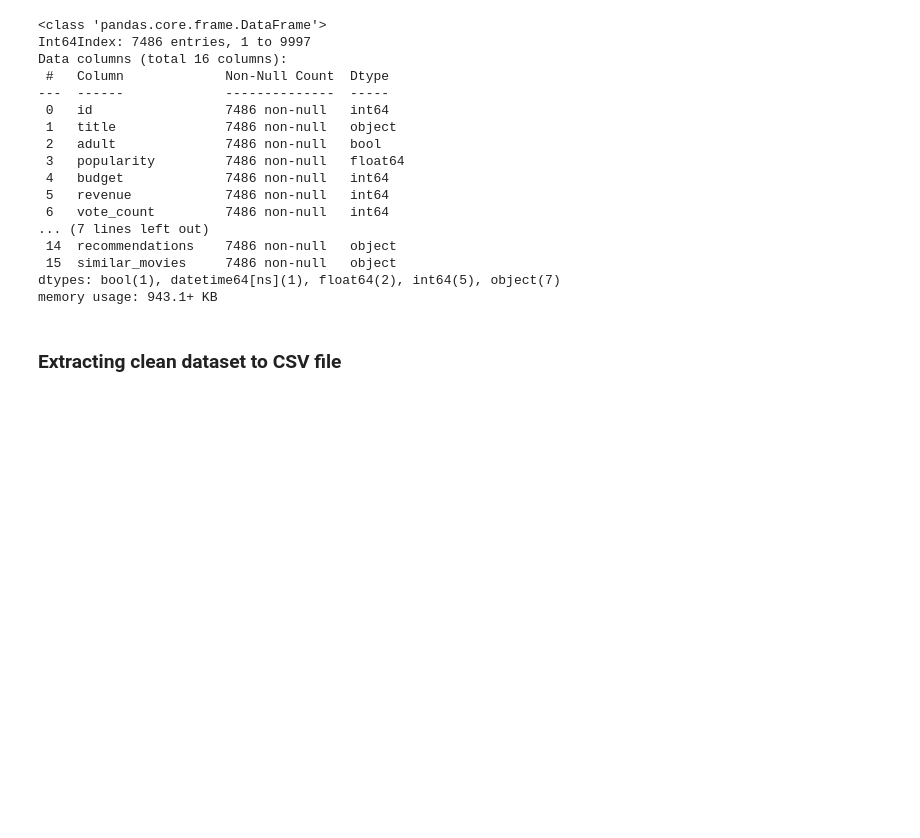
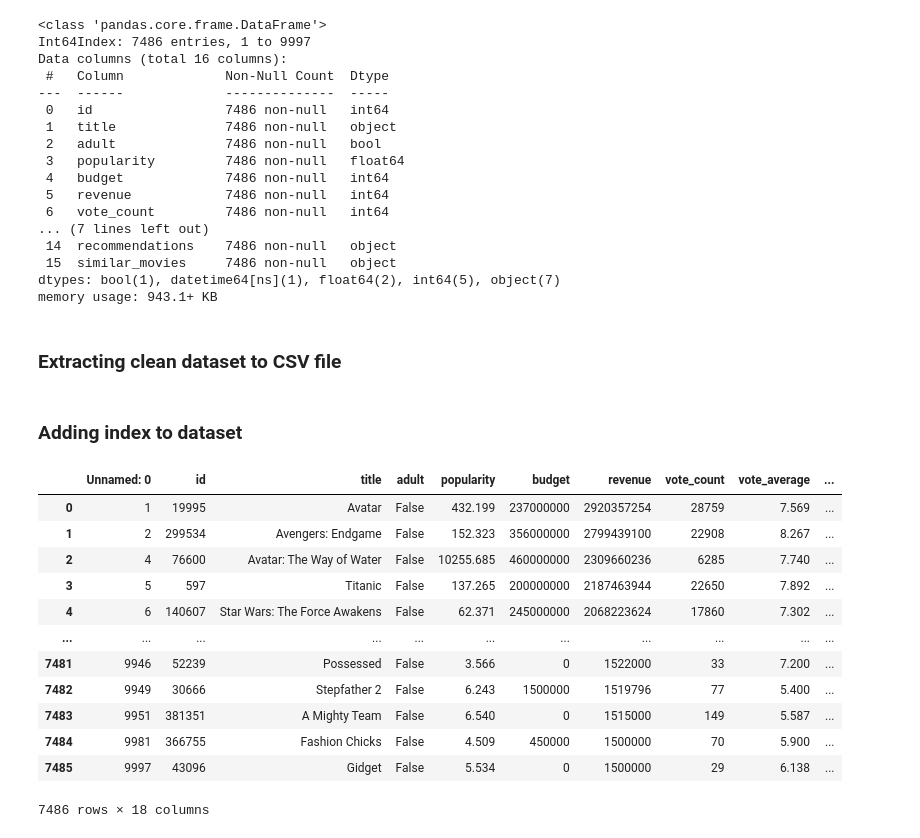
Before and after one commit to jovantay521/SC1015-Mini-Project, a Jupyter notebook: data-preparation-cleaning.ipynb, the cells around one changed output. Saved outputs shown, nothing was run; the diff lists cells and outputs as text; code cells hidden in the pictures; blank space fills up the shorter version.

Commit message:
added indexing to data prep code and exported new csv file

```diff
--- a/data-preparation-cleaning.ipynb
+++ b/data-preparation-cleaning.ipynb
@@ -237,3 +237,32 @@ memory usage: 943.1+ KB
 ### Extracting clean dataset to CSV file
 # %%
 cleaned_df.to_csv('cleaned-movie-dataset.csv')
+# %% [markdown]
+### Adding index to dataset
+# %%
+index_list = []
+
+cleaned_df = pd.read_csv("cleaned-movie-dataset.csv")
+
+for i in tqdm(range(len(cleaned_df))):
+    index_list.append(i)
+
+index_df = pd.DataFrame(index_list, columns=['index'])
+
+cleaned_index_df = pd.concat([cleaned_df, index_df], axis = 1)
+
+cleaned_index_df
+# %% [output]
+|  | Unnamed: 0 | id | title | adult | popularity | budget | revenue | vote_count | vote_average | ... |
+| 0 | 1 | 19995 | Avatar | False | 432.199 | 237000000 | 2920357254 | 28759 | 7.569 | ... |
+| 1 | 2 | 299534 | Avengers: Endgame | False | 152.323 | 356000000 | 2799439100 | 22908 | 8.267 | ... |
+| 2 | 4 | 76600 | Avatar: The Way of Water | False | 10255.685 | 460000000 | 2309660236 | 6285 | 7.740 | ... |
+| 3 | 5 | 597 | Titanic | False | 137.265 | 200000000 | 2187463944 | 22650 | 7.892 | ... |
+| 4 | 6 | 140607 | Star Wars: The Force Awakens | False | 62.371 | 245000000 | 2068223624 | 17860 | 7.302 | ... |
+| ... | ... | ... | ... | ... | ... | ... | ... | ... | ... | ... |
+| 7481 | 9946 | 52239 | Possessed | False | 3.566 | 0 | 1522000 | 33 | 7.200 | ... |
+| 7482 | 9949 | 30666 | Stepfather 2 | False | 6.243 | 1500000 | 1519796 | 77 | 5.400 | ... |
+| 7483 | 9951 | 381351 | A Mighty Team | False | 6.540 | 0 | 1515000 | 149 | 5.587 | ... |
+| 7484 | 9981 | 366755 | Fashion Chicks | False | 4.509 | 450000 | 1500000 | 70 | 5.900 | ... |
+| 7485 | 9997 | 43096 | Gidget | False | 5.534 | 0 | 1500000 | 29 | 6.138 | ... |
+7486 rows × 18 columns
```
Also changed, not shown: parts of 2 cells of this notebook, 1 other file.
